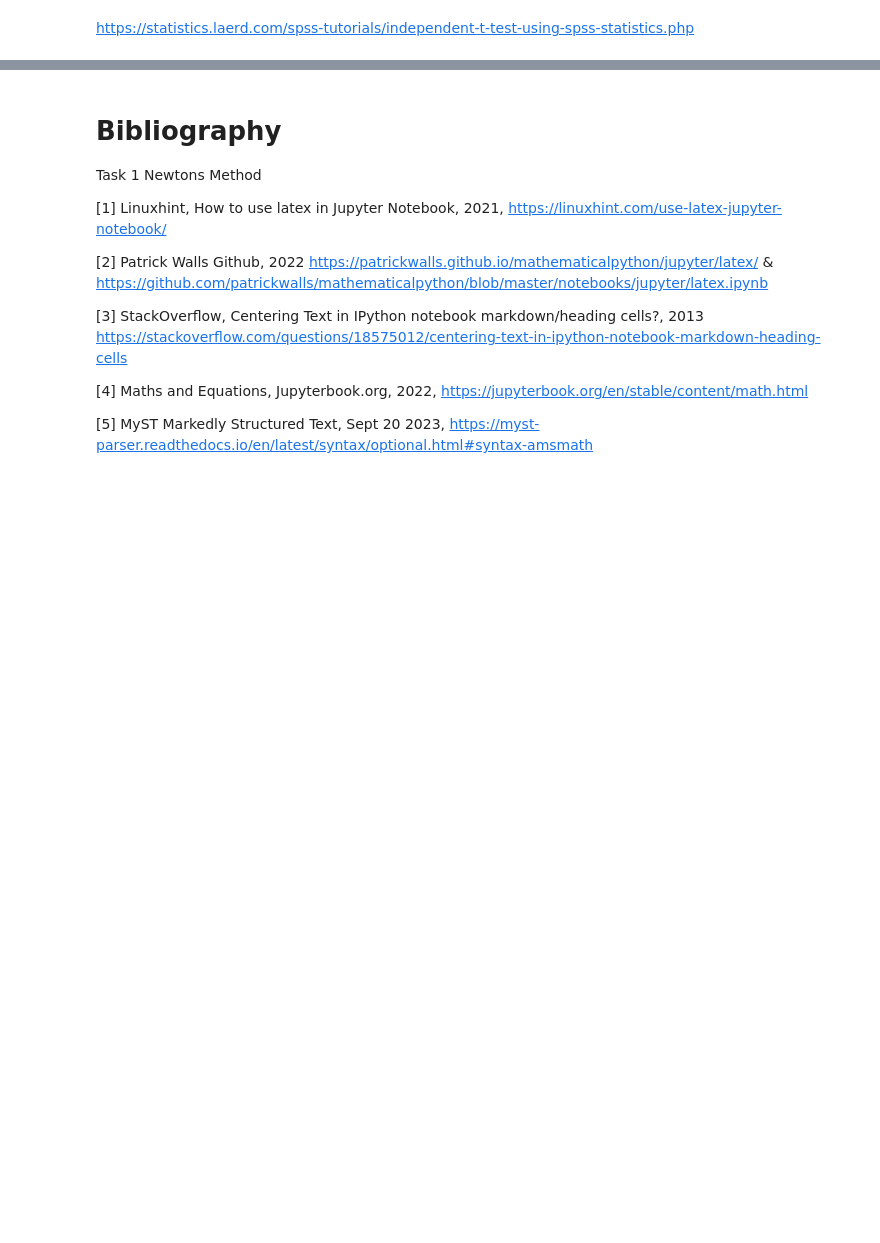
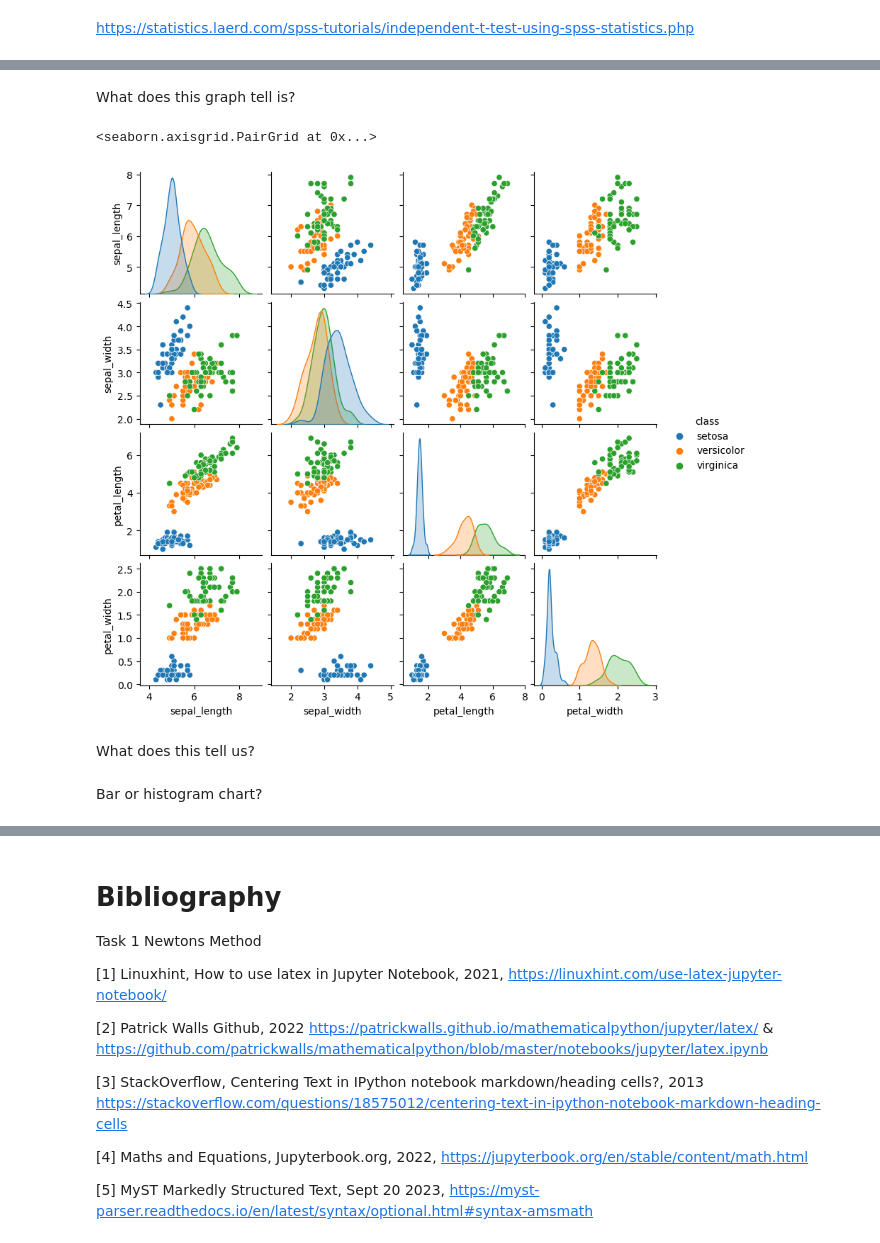
Before and after one commit to VCurry20/MachineLearning_Statistics, a Jupyter notebook: Tasks.ipynb, the cells around one changed output, grey strips where cells are left out. Cells and saved outputs as stored; diff of their text form; code cells hidden in the pictures; blank space fills up the shorter version.

```diff
--- a/Tasks.ipynb
+++ b/Tasks.ipynb
@@ -998,0 +1166,9 @@ Dataset
+# %% [markdown]
+What does this graph tell is?
+# %%
+sns.pairplot(df.drop(['target'], axis = 1), hue='class', height=2)
+# %% [output]
+<seaborn.axisgrid.PairGrid at 0x...>
+[figure, added]
+# %% [markdown]
+What does this tell us?
@@ -998,0 +1177,2 @@ Dataset
+# %% [markdown]
+Bar or histogram chart?
```
Also changed, not shown: parts of 25 cells of this notebook, 4 other files.
